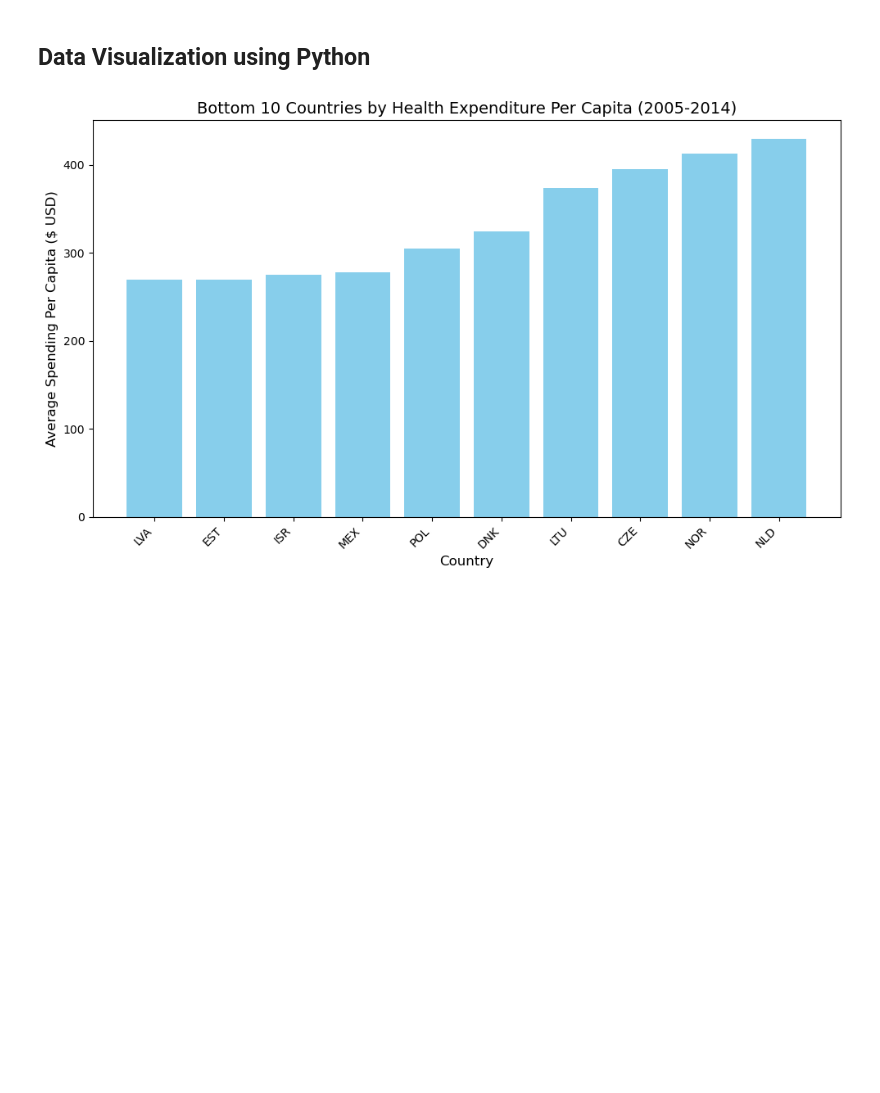
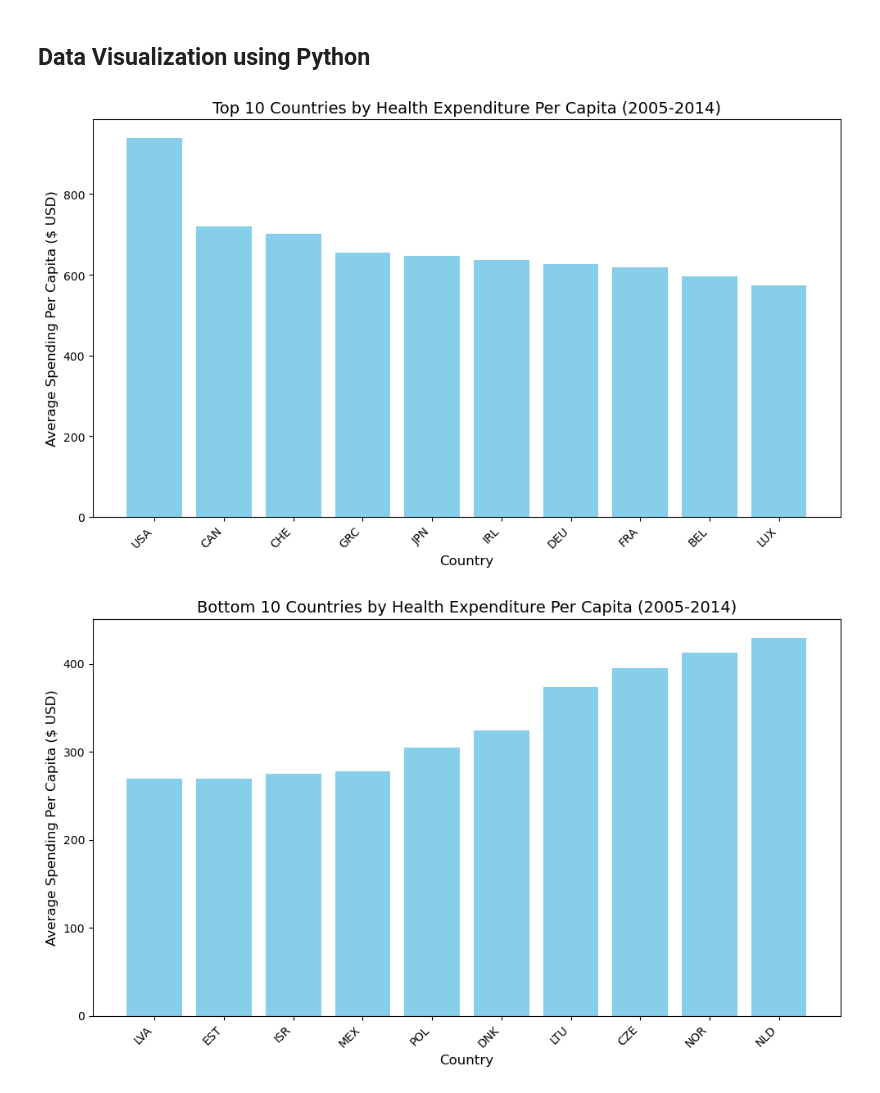
Before and after one commit to amlloren/Pharma-Spending-by-Countries, a Jupyter notebook: experiments/2_top_bottom_2005_2014.ipynb, the cells around one changed output. Drawn from its saved outputs; the diff is of its cells as text; code cells hidden in the pictures; blank space fills up the shorter version.

```diff
--- a/experiments/3_bottom_2005_2014.ipynb
+++ b/experiments/2_top_bottom_2005_2014.ipynb
@@ -61,5 +105,26 @@ NLD    428.909700
 Name: USD_CAP, dtype: float64
 # %% [markdown]
 ## Data Visualization using Python
+# %%
+# Filter the DataFrame to include only the years 2005 to 2014
+df_tfiltered = df[(df['TIME'] >= 2005) & (df['TIME'] <= 2014)]
+
+# Exclude the dropped countries
+df_tfiltered = df_tfiltered[~df_tfiltered['LOCATION'].isin(['GBR', 'NZL', 'TUR', 'RUS'])]
+
+# Identify the Top 10 highest spending countries (Per Capita)
+top_10_per_cap = df_tfiltered.groupby('LOCATION')['USD_CAP'].mean().sort_values(ascending=False).head(10)
+
+# Plot the bar chart for top 10 spenders
+plt.figure(figsize=(10, 6))
+plt.bar(top_10_per_cap.index, top_10_per_cap.values, color='skyblue')
+plt.title('Top 10 Countries by Health Expenditure Per Capita (2005-2014)', fontsize=14)
+plt.xlabel('Country', fontsize=12)
+plt.ylabel('Average Spending Per Capita ($ USD)', fontsize=12)
+plt.xticks(rotation=45, ha='right', fontsize=10)
+plt.tight_layout()
+plt.show()
+# %% [output]
+[figure, added]
 # %%
 # Filter the DataFrame to include only the years 2005 to 2014
```
Also changed, not shown: parts of 5 cells of this notebook, 2 other files.
